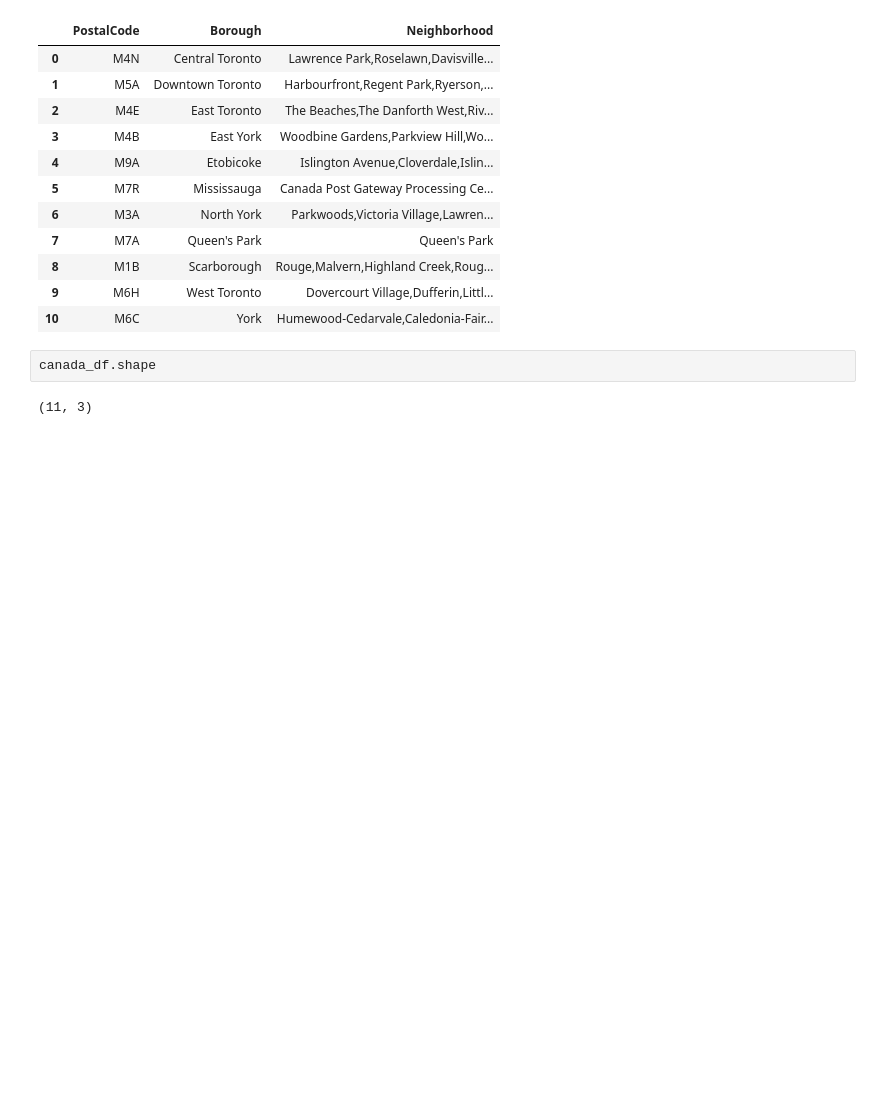
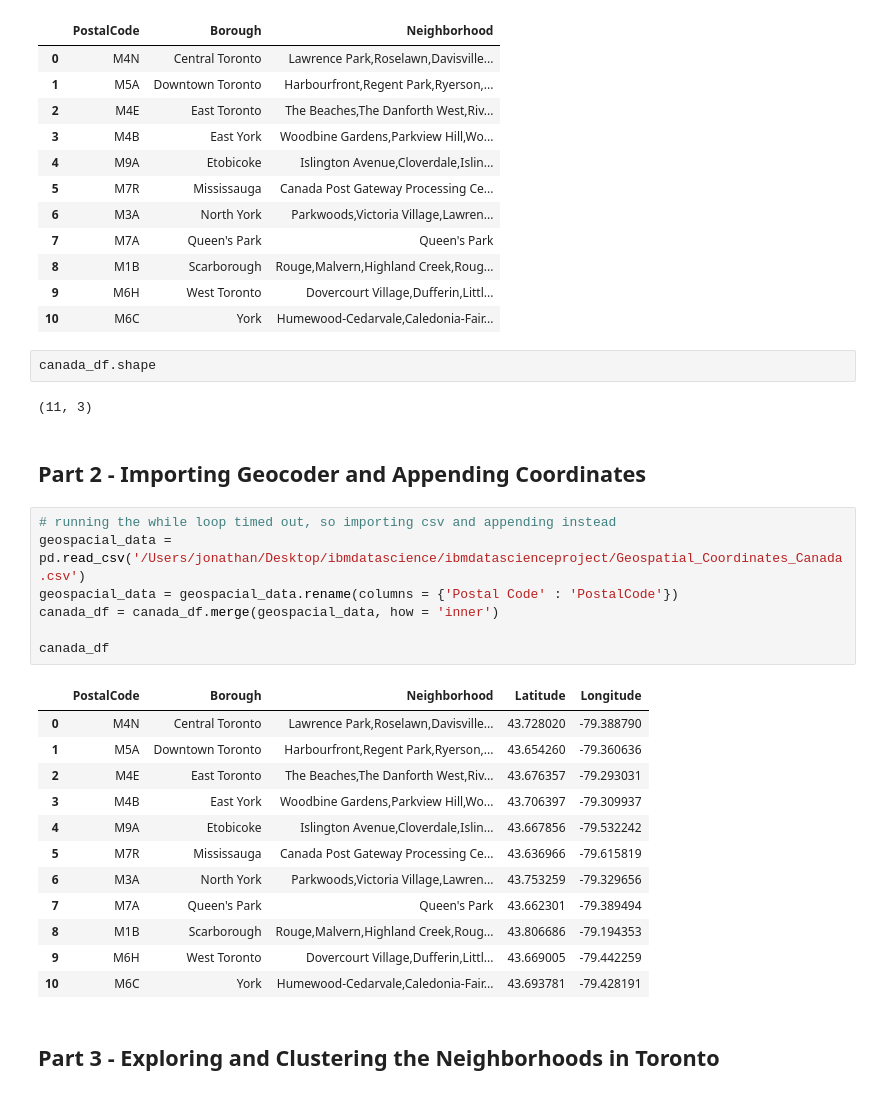
Before and after one commit to shapiroj18/ibmdatascienceproject, a Jupyter notebook: Segmenting and Clustering Neighborhoods in Toronto.ipynb, the cells around one changed output. Cells and saved outputs as stored; diff of their text form; blank space fills up the shorter version.

```diff
--- a/Segmenting and Clustering Neighborhoods in Toronto.ipynb
+++ b/Segmenting and Clustering Neighborhoods in Toronto.ipynb
@@ -111,3 +116,27 @@ canada_df
 canada_df.shape
 # %% [output]
 (11, 3)
+# %% [markdown]
+## Part 2 - Importing Geocoder and Appending Coordinates
+# %%
+# running the while loop timed out, so importing csv and appending instead
+geospacial_data = pd.read_csv('/Users/jonathan/Desktop/ibmdatascience/ibmdatascienceproject/Geospatial_Coordinates_Canada.csv')
+geospacial_data = geospacial_data.rename(columns = {'Postal Code' : 'PostalCode'})
+canada_df = canada_df.merge(geospacial_data, how = 'inner')
+
+canada_df
+# %% [output]
+|  | PostalCode | Borough | Neighborhood | Latitude | Longitude |
+| 0 | M4N | Central Toronto | Lawrence Park,Roselawn,Davisville... | 43.728020 | -79.388790 |
+| 1 | M5A | Downtown Toronto | Harbourfront,Regent Park,Ryerson,... | 43.654260 | -79.360636 |
+| 2 | M4E | East Toronto | The Beaches,The Danforth West,Riv... | 43.676357 | -79.293031 |
+| 3 | M4B | East York | Woodbine Gardens,Parkview Hill,Wo... | 43.706397 | -79.309937 |
+| 4 | M9A | Etobicoke | Islington Avenue,Cloverdale,Islin... | 43.667856 | -79.532242 |
+| 5 | M7R | Mississauga | Canada Post Gateway Processing Ce... | 43.636966 | -79.615819 |
+| 6 | M3A | North York | Parkwoods,Victoria Village,Lawren... | 43.753259 | -79.329656 |
+| 7 | M7A | Queen's Park | Queen's Park | 43.662301 | -79.389494 |
+| 8 | M1B | Scarborough | Rouge,Malvern,Highland Creek,Roug... | 43.806686 | -79.194353 |
+| 9 | M6H | West Toronto | Dovercourt Village,Dufferin,Littl... | 43.669005 | -79.442259 |
+| 10 | M6C | York | Humewood-Cedarvale,Caledonia-Fair... | 43.693781 | -79.428191 |
+# %% [markdown]
+## Part 3 - Exploring and Clustering the Neighborhoods in Toronto
```
Also changed, not shown: parts of 21 cells of this notebook.
